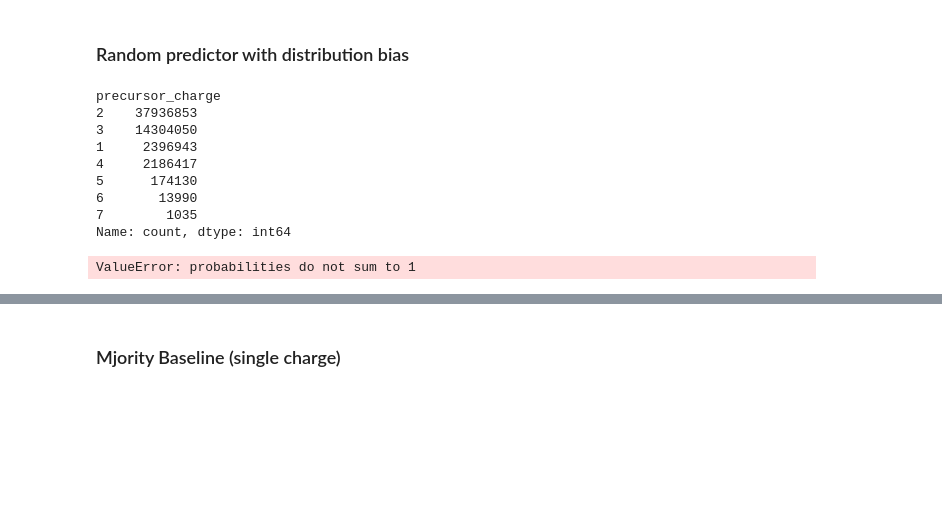
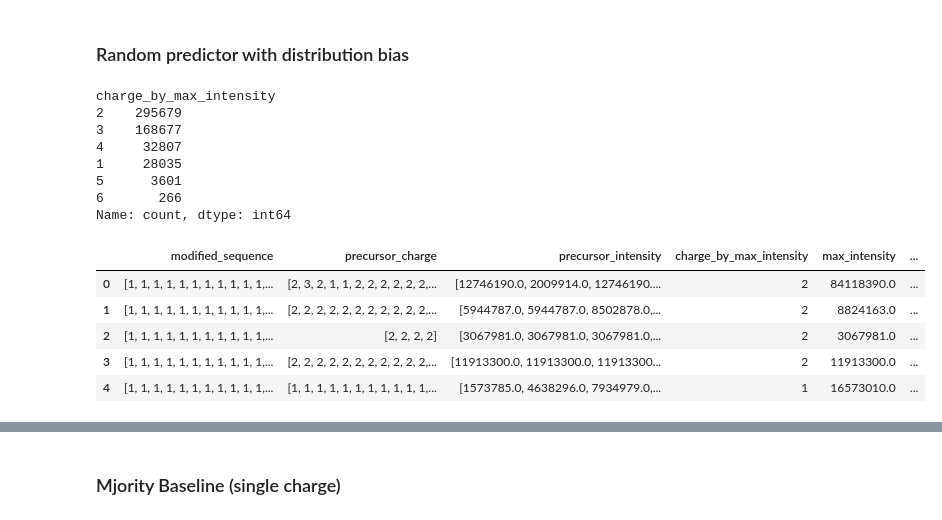
Before and after one commit to wilhelm-lab/dlomix, a Jupyter notebook: baselines.ipynb, the cells around one changed output, grey strips where cells are left out. Drawn from its saved outputs; the diff is of its cells as text; code cells hidden in the pictures; blank space fills up the shorter version.

```diff
--- a/baselines.ipynb
+++ b/baselines.ipynb
@@ -52,30 +81,42 @@ weighted avg       0.51      0.17      0.23  57013418
 # %% [markdown]
 ### Random predictor with distribution bias
 # %%
-# Calculate the distribution of precursor_charges
-charge_distribution = unprocessed_df['precursor_charge'].value_counts(normalize=False)
+# distribution of precursor_charges
+charge_distribution = processed_data['charge_by_max_intensity'].value_counts(normalize=False)
 
 charge_distribution
 # %% [output]
-precursor_charge
-2    37936853
-3    14304050
-1     2396943
-4     2186417
-5      174130
-6       13990
-7        1035
+charge_by_max_intensity
+2    295679
+3    168677
+4     32807
+1     28035
+5      3601
+6       266
 Name: count, dtype: int64
 # %%
 # Use the calculated distribution to randomly assign charge states
 charges = charge_distribution.index.to_list()
 probabilities = charge_distribution.values
 
-# Generate random charge states for each sequence
-random_assigned_charges = np.random.choice(charges, size=len(unprocessed_df), p=probabilities)
-unprocessed_df['biased_random_prediction'] = random_assigned_charges
-unprocessed_df.head()
+# Calculate the sum of the probabilities
+prob_sum = np.sum(probabilities)
+
+# Check if the sum of probabilities is 1
+if not np.isclose(prob_sum, 1):
+    # Normalize the probabilities if their sum is not 1
+    probabilities = probabilities / prob_sum
+
+# Generate random charge with using the normalized probabilities
+random_assigned_charges = np.random.choice(charges, size=len(processed_data), p=probabilities)
+processed_data['biased_random_prediction'] = random_assigned_charges
+processed_data.head()
 # %% [output]
-ValueError: probabilities do not sum to 1
+|  | modified_sequence | precursor_charge | precursor_intensity | charge_by_max_intensity | max_intensity | ... |
+| 0 | [1, 1, 1, 1, 1, 1, 1, 1, 1, 1, 1,... | [2, 3, 2, 1, 1, 2, 2, 2, 2, 2, 2,... | [12746190.0, 2009914.0, 12746190.... | 2 | 84118390.0 | ... |
+| 1 | [1, 1, 1, 1, 1, 1, 1, 1, 1, 1, 1,... | [2, 2, 2, 2, 2, 2, 2, 2, 2, 2, 2,... | [5944787.0, 5944787.0, 8502878.0,... | 2 | 8824163.0 | ... |
+| 2 | [1, 1, 1, 1, 1, 1, 1, 1, 1, 1, 1,... | [2, 2, 2, 2] | [3067981.0, 3067981.0, 3067981.0,... | 2 | 3067981.0 | ... |
+| 3 | [1, 1, 1, 1, 1, 1, 1, 1, 1, 1, 1,... | [2, 2, 2, 2, 2, 2, 2, 2, 2, 2, 2,... | [11913300.0, 11913300.0, 11913300... | 2 | 11913300.0 | ... |
+| 4 | [1, 1, 1, 1, 1, 1, 1, 1, 1, 1, 1,... | [1, 1, 1, 1, 1, 1, 1, 1, 1, 1, 1,... | [1573785.0, 4638296.0, 7934979.0,... | 1 | 16573010.0 | ... |
 # %%
 # Calculate the accuracy of the random predictor
```
Also changed, not shown: parts of 28 cells of this notebook.
